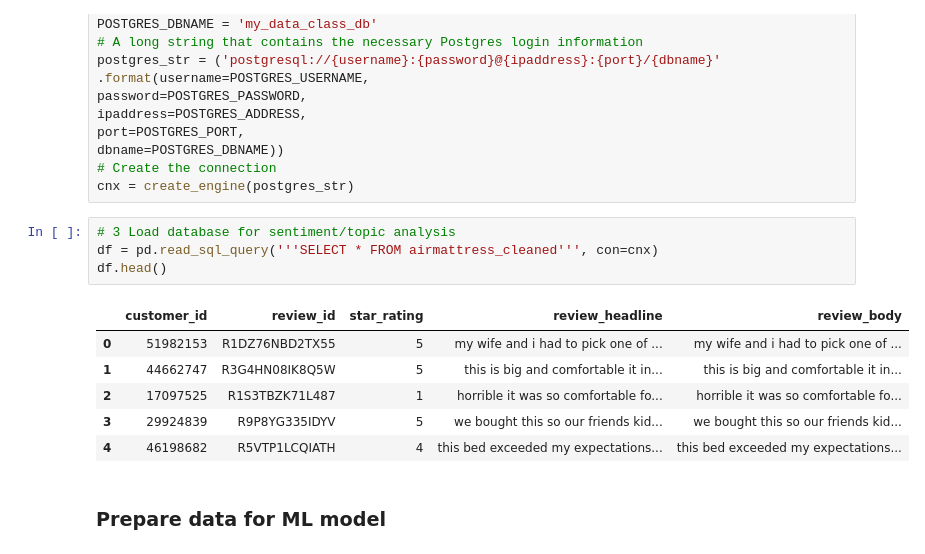
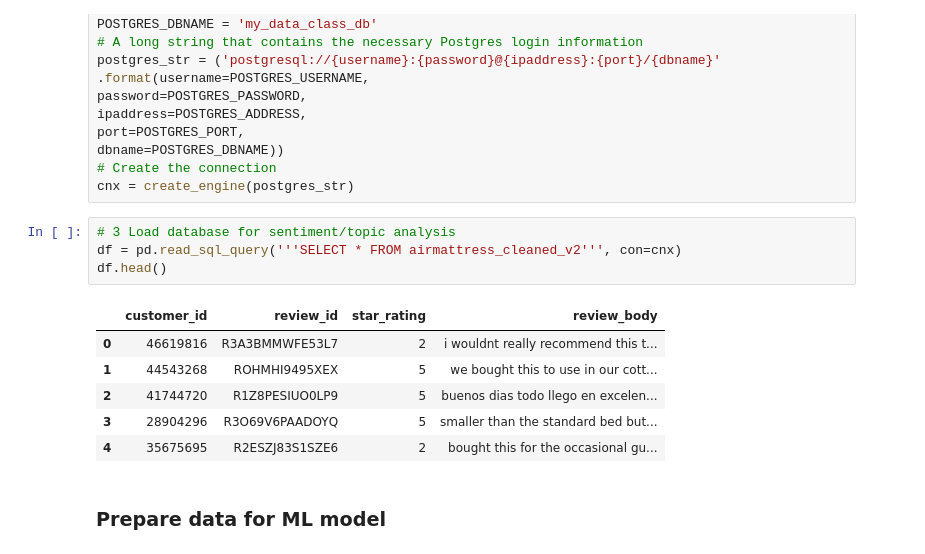
Before and after one commit to jbenasuli/consumer_behavior, a Jupyter notebook: Topic_Analysis-Airmattress.ipynb, the cells around one changed output. Drawn from its saved outputs; the diff is of its cells as text.

```diff
--- a/Topic_Analysis-Airmattress.ipynb
+++ b/Topic_Analysis-Airmattress.ipynb
@@ -47,15 +47,15 @@ dbname=POSTGRES_DBNAME))
 cnx = create_engine(postgres_str)
 # %%
 # 3 Load database for sentiment/topic analysis
-df = pd.read_sql_query('''SELECT * FROM airmattress_cleaned''', con=cnx)
+df = pd.read_sql_query('''SELECT * FROM airmattress_cleaned_v2''', con=cnx)
 df.head()
 # %% [output]
-|  | customer_id | review_id | star_rating | review_headline | review_body |
-| 0 | 51982153 | R1DZ76NBD2TX55 | 5 | my wife and i had to pick one of ... | my wife and i had to pick one of ... |
-| 1 | 44662747 | R3G4HN08IK8Q5W | 5 | this is big and comfortable it in... | this is big and comfortable it in... |
-| 2 | 17097525 | R1S3TBZK71L487 | 1 | horrible it was so comfortable fo... | horrible it was so comfortable fo... |
-| 3 | 29924839 | R9P8YG335IDYV | 5 | we bought this so our friends kid... | we bought this so our friends kid... |
-| 4 | 46198682 | R5VTP1LCQIATH | 4 | this bed exceeded my expectations... | this bed exceeded my expectations... |
+|  | customer_id | review_id | star_rating | review_body |
+| 0 | 46619816 | R3A3BMMWFE53L7 | 2 | i wouldnt really recommend this t... |
+| 1 | 44543268 | ROHMHI9495XEX | 5 | we bought this to use in our cott... |
+| 2 | 41744720 | R1Z8PESIUO0LP9 | 5 | buenos dias todo llego en excelen... |
+| 3 | 28904296 | R3O69V6PAADOYQ | 5 | smaller than the standard bed but... |
+| 4 | 35675695 | R2ESZJ83S1SZE6 | 2 | bought this for the occasional gu... |
 # %% [markdown]
 ### Prepare data for ML model
 # %%
```
Also changed, not shown: parts of 14 cells of this notebook.
